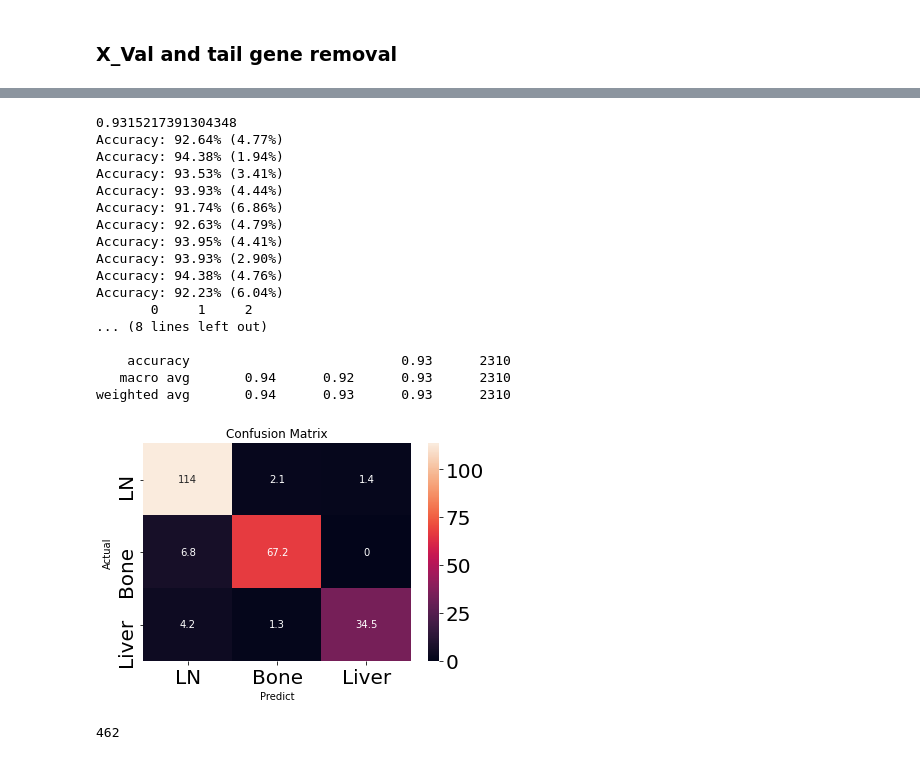
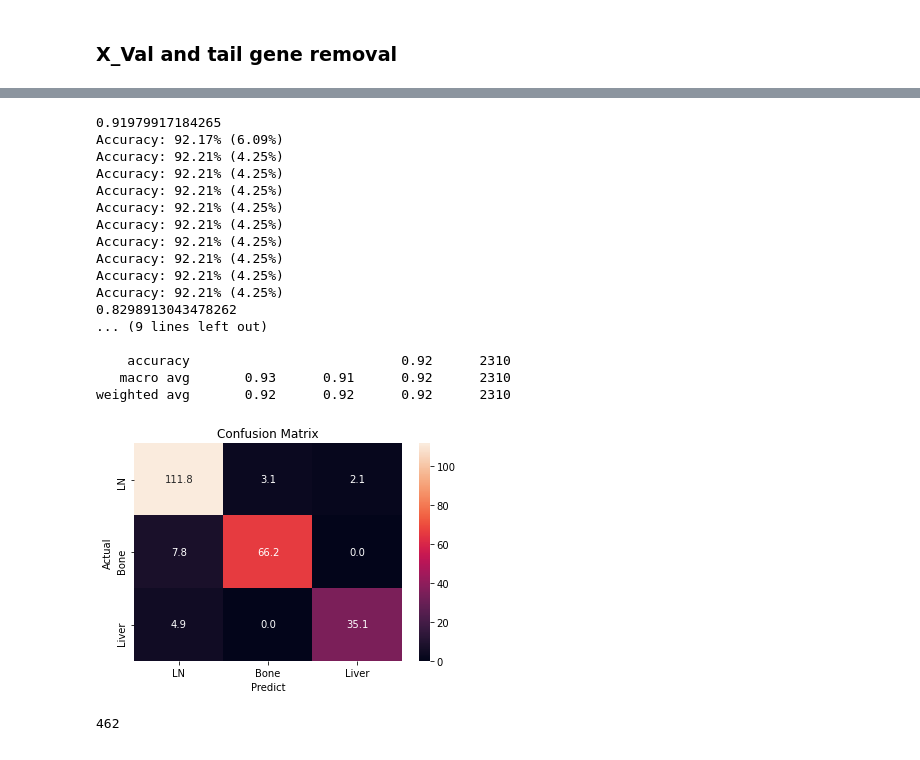
Before and after one commit to zcablii/Master_cancer_project, a Jupyter notebook: network&XGBoost.ipynb, the cells around one changed output, grey strips where cells are left out. Drawn from its saved outputs; the diff is of its cells as text; code cells hidden in the pictures.

```diff
--- a/network&XGBoost.ipynb
+++ b/network&XGBoost.ipynb
@@ -147,0 +173,18 @@ print(m)
+# %%
+df = pd.read_csv(filterd_data).drop(columns = ['ID'])
+correlations = np.corrcoef(df, df)[:4803, :4803]
+
+coms = []
+
+
+
+for thre in np.arange(0.65, 0.71, 0.05):
+    print(thre)
+    G = const_net(correlations, thre)
+    print(G.number_of_nodes())
+    degree_sequence = sorted([d for n, d in G.degree()], reverse=True)
+    dmax = max(degree_sequence)
+    plot_degree_dist(G, dmax)
+    com = algorithms.demon(G, min_com_size=40, epsilon=0.25) # works
+#     com = algorithms.node_perception(G, threshold=0.25, overlap_threshold=0.25)
+    coms.append(com)
@@ -245,7 +502,7 @@ for lp in range(10):
     accs = []
     gene_taken_off_sequence = []
 
-    X,y = data_preparation(filterd_data)
+    X,y = data_preparation(filterd_data,True)
 
     model = XGBClassifier()
     model.fit(X, y)
@@ -265,7 +522,7 @@ for lp in range(10):
         X = drop_last_importance_gene(X, last_important_gene_id)
 #         print(X.shape[1])
         model = XGBClassifier()
-        kfold = KFold(n_splits=10,shuffle=True)
+        kfold = KFold(n_splits=10)
         results = cross_val_score(model, X, y, cv=kfold) # same data split for each loop
         print("Accuracy: %.2f%%" % (results.mean()*100))
         accs.append(results.mean())
@@ -362,10 +619,11 @@ plt.show()
 gene_taken_off_sequence = [41, 88, 95, 34, 81, 82, 65, 62, 100, 104, 115, 29, 113, 91, 37, 56, 116, 17, 18, 60, 102, 78, 122, 121, 73, 105, 50, 98, 45, 119, 92, 84, 14, 15, 130, 101, 128, 126, 125, 127, 51, 103, 124, 26, 59, 42, 77, 8, 6, 35, 111, 90, 19, 38, 97, 58, 112, 23, 55, 47, 72, 114, 89, 54, 106, 1, 117, 20, 25, 131, 9, 3, 108, 79, 43, 110, 86, 39, 5, 24, 52, 30, 109, 53, 10, 87, 27, 132, 67, 44, 94, 75, 49, 13, 76, 74, 40, 46, 63, 68, 123, 12, 31, 33, 71, 118, 93, 4, 80, 96, 83, 85, 129, 0, 16, 107, 99, 61, 70, 57, 64, 69, 7, 28, 2, 66, 36, 120, 21, 22]
 len(gene_taken_off_sequence)
 features_df = pd.read_csv(network_features)
-print(accs[-32])
-drop_index = gene_taken_off_sequence[:-31]
+print(accs[-11])
+drop_index = gene_taken_off_sequence[:-10]
 
-X = ori_X.drop(columns=drop_index)
+X,y = data_preparation(filterd_data)
+X = X.drop(columns=drop_index)
 
 
 model = XGBClassifier()
@@ -374,56 +632,59 @@ model = XGBClassifier()
 kfold = KFold(n_splits=10,shuffle=True)
 results = cross_val_score(model, X, y, cv=kfold)
 print("Accuracy: %.2f%% (%.2f%%)" % (results.mean()*100, results.std()*100))
 y_pred = list(cross_val_predict(model, X, y, cv=kfold))
 conf_mat = confusion_matrix(y, y_pred)
 # print(conf_mat)
-
+acc = 0
 for i in range(9):
+    X,y = data_preparation(filterd_data)
+    X = X.drop(columns=drop_index)
     model = XGBClassifier()
     # kfold = KFold(n_splits=10,shuffle=True)
 
-    kfold = KFold(n_splits=10,shuffle=True)
+    kfold = KFold(n_splits=10)
     results = cross_val_score(model, X, y, cv=kfold)
     print("Accuracy: %.2f%% (%.2f%%)" % (results.mean()*100, results.std()*100))
+    acc += results.mean()
     y_pred += list(cross_val_predict(model, X, y, cv=kfold))
 #     y_pred+=y_pred
 #     print(conf_mat)
 
 y = list(y)*10
 conf_mat = confusion_matrix(y, y_pred)/10
-
+print(acc/10)
 class2idx = {
     'LN':0,
     'Bone':1,
     'Liver':2
 }
 
 idx2class = {v: k for k, v in class2idx.items()}
 # print(idx2class)
-print(pd.DataFrame(mat))
-confusion_matrix_df = pd.DataFrame(mat).rename(columns=idx2class, index=idx2class)
+print(pd.DataFrame(conf_mat))
+confusion_matrix_df = pd.DataFrame(conf_mat).rename(columns=idx2class, index=idx2class)
 
-sns.heatmap(confusion_matrix_df, annot=True, fmt=".3g").set(xlabel="Predict", ylabel = "Actual",title="Confusion Matrix")
+sns.heatmap(confusion_matrix_df, annot=True, fmt=".1f").set(xlabel="Predict", ylabel = "Actual",title="Confusion Matrix")
 print(classification_report(y, y_pred))
 # %% [output]
-0.9315217391304348
-Accuracy: 92.64% (4.77%)
-Accuracy: 94.38% (1.94%)
-Accuracy: 93.53% (3.41%)
-Accuracy: 93.93% (4.44%)
-Accuracy: 91.74% (6.86%)
-Accuracy: 92.63% (4.79%)
-Accuracy: 93.95% (4.41%)
-Accuracy: 93.93% (2.90%)
-Accuracy: 94.38% (4.76%)
-Accuracy: 92.23% (6.04%)
-       0     1     2
-... (8 lines left out)
+0.91979917184265
+Accuracy: 92.17% (6.09%)
+Accuracy: 92.21% (4.25%)
+Accuracy: 92.21% (4.25%)
+Accuracy: 92.21% (4.25%)
+Accuracy: 92.21% (4.25%)
+Accuracy: 92.21% (4.25%)
+Accuracy: 92.21% (4.25%)
+Accuracy: 92.21% (4.25%)
+Accuracy: 92.21% (4.25%)
+Accuracy: 92.21% (4.25%)
+0.8298913043478262
+... (9 lines left out)
 
-    accuracy                           0.93      2310
-   macro avg       0.94      0.92      0.93      2310
-weighted avg       0.94      0.93      0.93      2310
+    accuracy                           0.92      2310
+   macro avg       0.93      0.91      0.92      2310
+weighted avg       0.92      0.92      0.92      2310
-[figure, old version]
+[figure, new version]
 # %%
 len(y_pred)
 # %% [output]
```
Also changed, not shown: parts of 32 cells of this notebook, 28 other files.
